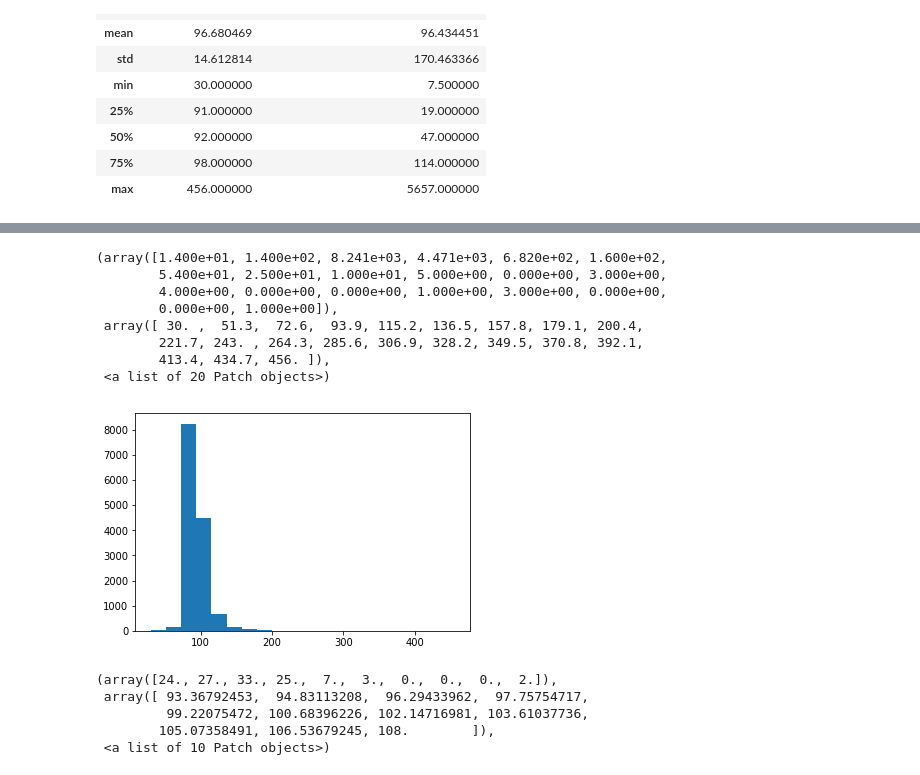
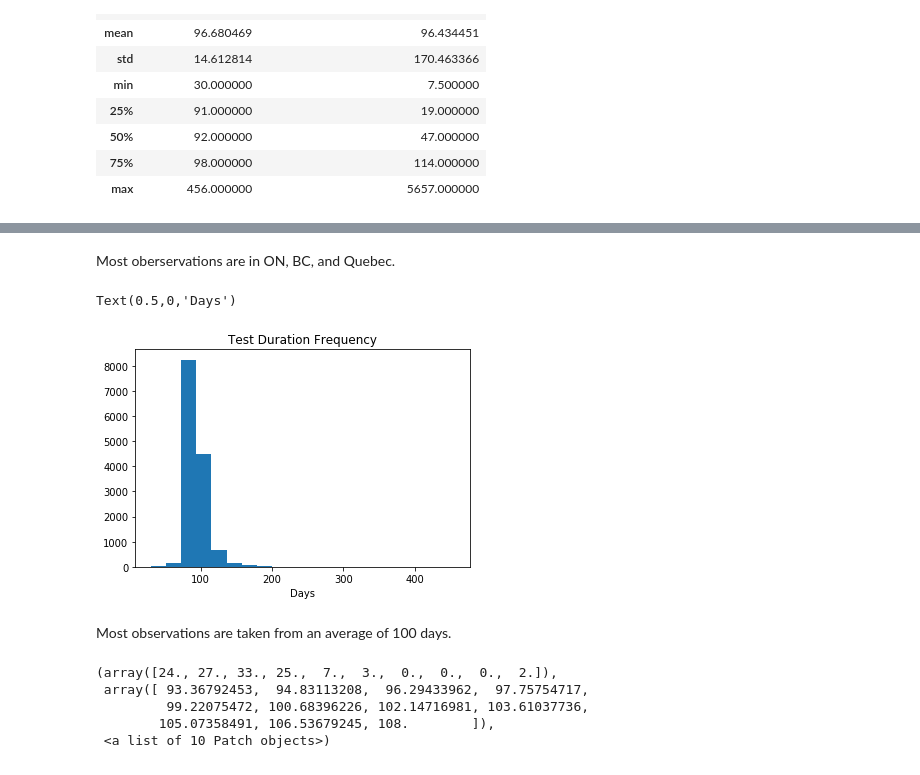
Before and after one commit to jjzhuwu/Radon-Concentration, a Jupyter notebook: Radon Concentration.ipynb, the cells around one changed output, grey strips where cells are left out. Saved outputs shown, nothing was run; the diff lists cells and outputs as text; code cells hidden in the pictures.

```diff
--- a/Radon Concentration.ipynb
+++ b/Radon Concentration.ipynb
@@ -31,8 +31,6 @@ dfs.describe()
 | 50% | 6907.500000 | 3557.000000 | 92.000000 | NaN | NaN | NaN | ... |
 | 75% | 10360.750000 | 4714.000000 | 98.000000 | NaN | NaN | NaN | ... |
 | max | 13814.000000 | 6201.000000 | 456.000000 | NaN | NaN | NaN | ... |
-# %%
-dfs = dfs.dropna(axis=1, how='all').drop(['ResultNumber'], axis=1)
 # %%
 dfs.dtypes
 # %% [output]
@@ -45,0 +54,2 @@ dtype: object
+# %%
+dfs = dfs.drop(['ResultNumber'], axis=1)
@@ -45,0 +72,2 @@ dtype: object
+# %%
+dfs.dropna(axis=1, how='all', inplace=True)
@@ -118,13 +158,12 @@ Text(0.5,1,'Observation Frequency in Each Province')
+# %% [markdown]
+Most oberservations are in ON, BC, and Quebec.
 # %%
 plt.hist(dfs['TestDurationInDays'], bins=20)
+plt.title("Test Duration Frequency")
+plt.xlabel("Days")
 # %% [output]
-(array([1.400e+01, 1.400e+02, 8.241e+03, 4.471e+03, 6.820e+02, 1.600e+02,
-        5.400e+01, 2.500e+01, 1.000e+01, 5.000e+00, 0.000e+00, 3.000e+00,
-        4.000e+00, 0.000e+00, 0.000e+00, 1.000e+00, 3.000e+00, 0.000e+00,
-        0.000e+00, 1.000e+00]),
- array([ 30. ,  51.3,  72.6,  93.9, 115.2, 136.5, 157.8, 179.1, 200.4,
-        221.7, 243. , 264.3, 285.6, 306.9, 328.2, 349.5, 370.8, 392.1,
-        413.4, 434.7, 456. ]),
- <a list of 20 Patch objects>)
+Text(0.5,0,'Days')
-[figure, old version]
+[figure, new version]
+# %% [markdown]
+Most observations are taken from an average of 100 days.
 # %%
```
Also changed, not shown: parts of 26 cells of this notebook.
